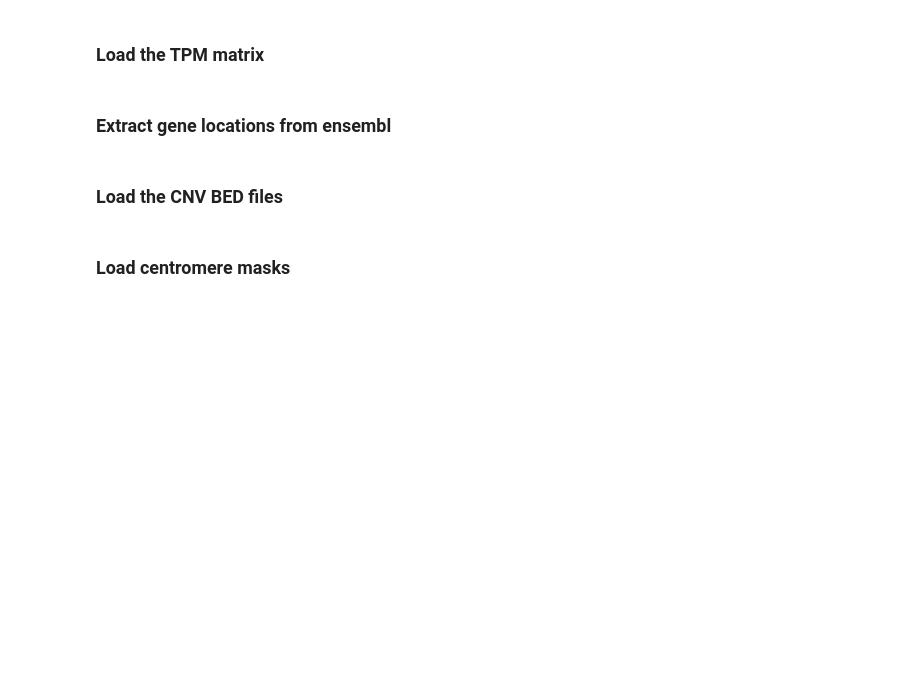
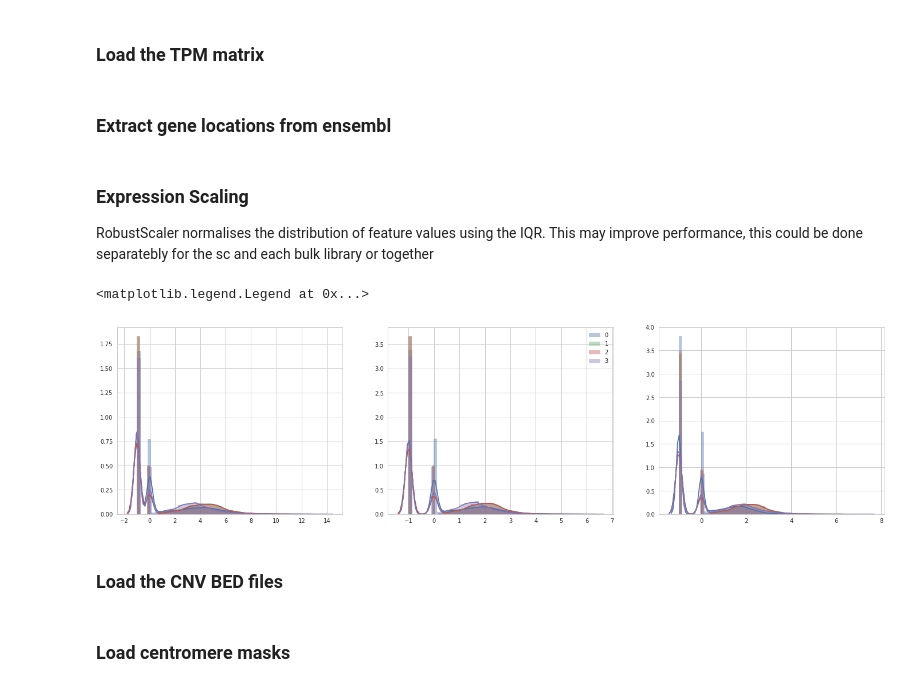
Before and after one commit to dnlbunting/rna2cn, a Jupyter notebook: notebooks/Preprocessing.ipynb, the cells around one changed output. Cells and saved outputs as stored; diff of their text form; code cells hidden in the pictures; blank space fills up the shorter version.

Commit message:
Add GC content track. Add scaling of expression. Add sub-sequencing.

```diff
--- a/notebooks/Preprocessing.ipynb
+++ b/notebooks/Preprocessing.ipynb
@@ -39,0 +43,3 @@ ws = 5e6
+# %%
+fout = "/srv/shared/vanloo/rna2cn/SRP052901/feaures/features_ws1mb.pickle"
+ws = 1e6
@@ -51,9 +59,6 @@ with open('/srv/shared/vanloo/rna2cn/references/Homo_sapiens.GRCh38/Homo_sapiens
         if sn[3] in 'MKGYX':
             continue
         seq_dict[sn[3:]] = int(ln[3:])
-
-chr_bins = [np.ones((int(np.ceil(seq_dict[k]/ws))-1)) for k in chromosomes]
-mask = pad_sequences(chr_bins, value=0, padding='post', dtype='float').reshape(-1) == 1
 # %% [markdown]
 # Pre-processing
 # %% [markdown]
@@ -94,7 +99,7 @@ sample_table.head()
 # %% [markdown]
 ### Fine binning
 # %%
-def fine_bin(data, ws, overlap_reduce,seq_dict=seq_dict):
+def fine_bin(data, ws, overlap_reduce,seq_dict=seq_dict, chromosomes=chromosomes):
     '''Takes an matrix input with four columns:
 
       chromosome, start, end, value
@@ -102,10 +107,9 @@ def fine_bin(data, ws, overlap_reduce,seq_dict=seq_dict):
      for a list of region and duplicates the value
      eg TPM or CN into ws sized bins accross each chromosome
      '''
-    chr_lefts = {k: np.arange(0, v, ws) for k, v in seq_dict.items()}
+    chr_lefts = {k: np.arange(ws, v, ws) for k, v in seq_dict.items()}
     chr_bins = {k: np.zeros((int(np.ceil(v/ws)))) for k, v in seq_dict.items()}
     chr_bins_count = {k: np.zeros((int(np.ceil(v/ws)))) for k, v in seq_dict.items()}
-    chromosomes = list(map(str, range(1,23)))# + ['X']
 
     for line in data:
         chr, s, e, x = line
@@ -113,13 +117,11 @@ def fine_bin(data, ws, overlap_reduce,seq_dict=seq_dict):
         s_i, e_i = np.digitize([s,e], chr_lefts[chr])
         chr_bins[chr][s_i:e_i+1] = overlap_reduce(chr_bins[chr][s_i:e_i+1], chr_bins_count[chr][s_i:e_i+1], x)
         chr_bins_count[chr][s_i:e_i+1] += 1
-
-
-    return [chr_bins[k][1:] for k in chromosomes]
+    return [chr_bins[k] for k in chromosomes]
 # %% [markdown]
 ### Load the TPM matrix
 # %%
-liver_tpm = pd.read_csv("./RNA/kallisto_gene_tpm.csv", index_col=0)
+liver_tpm = pd.read_csv("/srv/shared/vanloo/rna2cn/SRP052901/RNA/kallisto_gene_tpm.csv", index_col=0)
 liver_tpm.drop([x for x in liver_tpm.columns if  'ESC' in x or 'Hep' in x], axis=1, inplace=True)
 liver_tpm.columns = [x.rsplit('_', 1)[0] for x in liver_tpm.columns]
 liver_tpm.columns = pd.io.parsers.ParserBase({'names':liver_tpm.columns})._maybe_dedup_names(liver_tpm.columns)
@@ -149,3 +157,31 @@ positions = liver_tpm_sort[liver_tpm_sort.columns[-3:]].as_matrix()
+# %% [markdown]
+### Expression Scaling
+RobustScaler normalises the distribution of feature values using the IQR. This may improve performance, this could be done separatebly for the sc and each bulk library or together
+# %%
+plt.figure(figsize=(24, 6))
+
+X_expr = np.concatenate((X_sc, X_bulk), axis=2)
+X_scaled = X_expr.copy()
+X_2 = X_expr.copy()
+
+# Unscaled
+for i in range(X_expr.shape[2]):
+    sns.distplot(X_expr[:,:,i].reshape(-1), label=str(i), ax=plt.subplot(131))
+
+# Each library independently scaled
+for i in range(X_expr.shape[2]):
+    X_scaled[:,:,i][X_scaled[:,:,i] > 0] = RobustScaler(with_centering=False).fit_transform(X_scaled[:,:,i][X_scaled[:,:,i] > 0])
+    sns.distplot(X_scaled[:,:,i].reshape(-1), label=str(i), ax=plt.subplot(133))
+
+# Bulk and SC scaled together
+X_2[X_2 > 0] = RobustScaler(with_centering=False).fit_transform(X_2[X_2 > 0])
+for i in range(X_expr.shape[2]):
+    sns.distplot(X_2[:,:,i].reshape(-1), label=str(i), ax=plt.subplot(132))
+
+plt.legend()
+# %% [output]
+<matplotlib.legend.Legend at 0x...>
+[figure, added]
 # %% [markdown]
 ### Load the CNV BED files
 # %%
```
Also changed, not shown: parts of 19 cells of this notebook.
